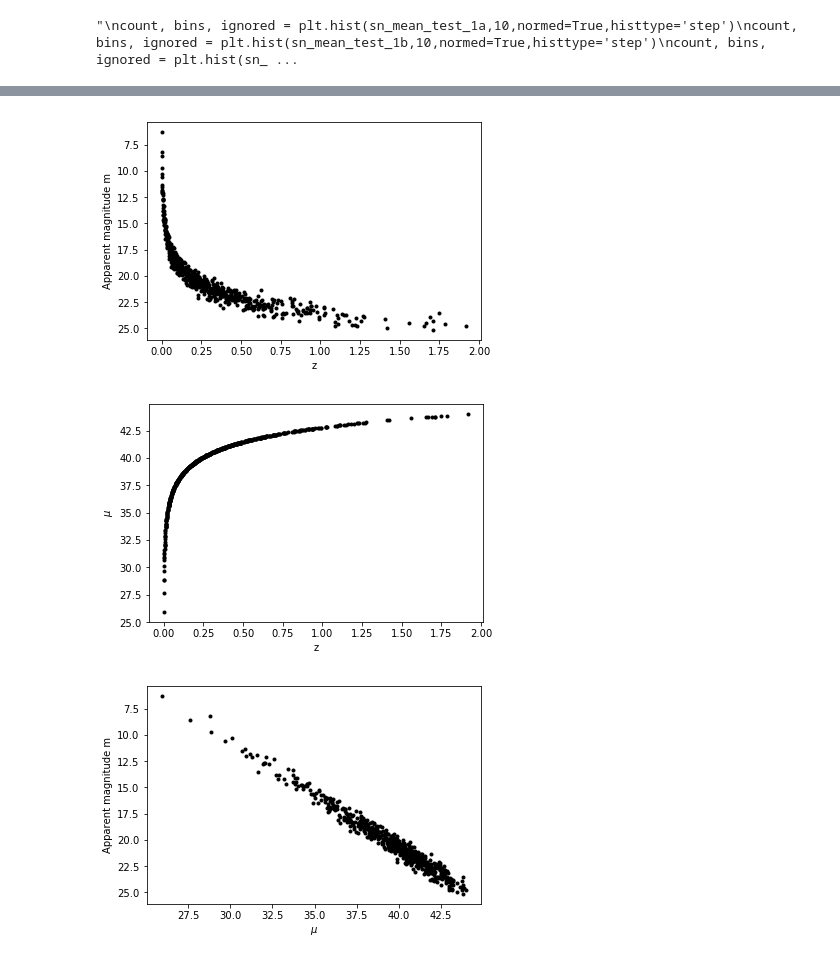
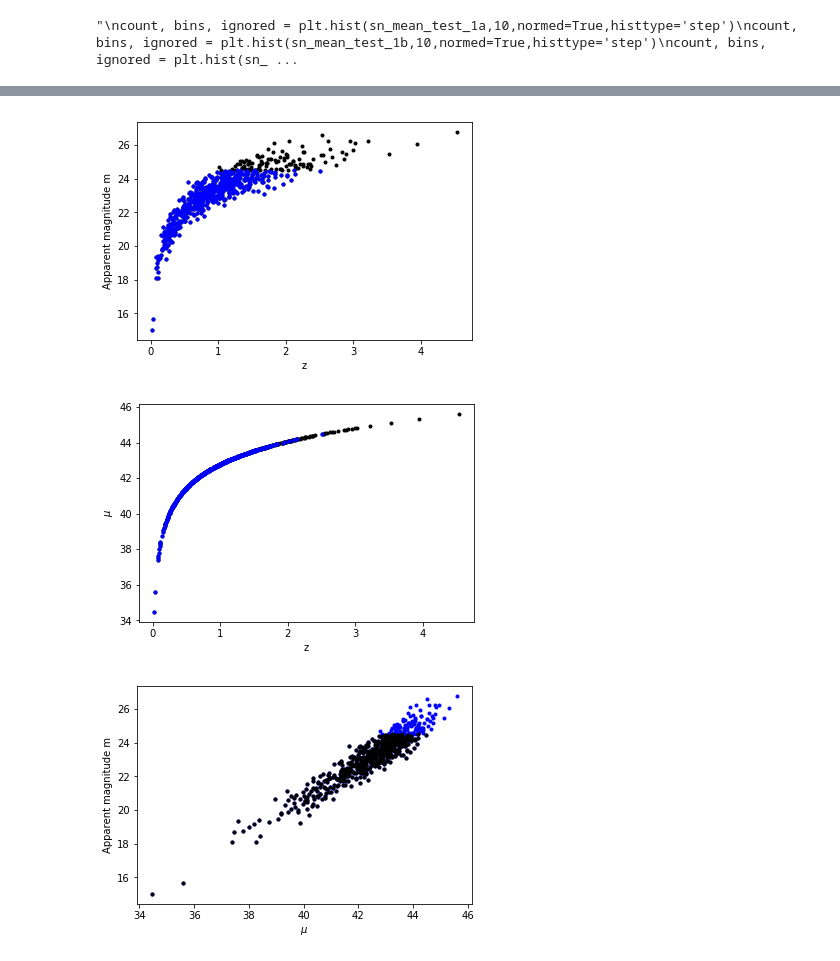
Before and after one commit to AnnaOG/1500-Work, a Jupyter notebook: Abs_Mag_Distribution_updated.ipynb, the cells around one changed output, grey strips where cells are left out. Saved outputs shown, nothing was run; the diff lists cells and outputs as text; code cells hidden in the pictures.

```diff
--- a/Abs_Mag_Distribution_updated.ipynb
+++ b/Abs_Mag_Distribution_updated.ipynb
@@ -209,4 +223,4 @@ count, bins, ignored = plt.hist(zgrid,50,normed=True)
 i=0
 Mz_1a=np.zeros(shape=(600,2))
 for i in range(len(M_1a)):
-    Mz_1a[i]=[M_1a[i],zgrid[i]]
+    Mz_1a[i]=[M_1a[i],zgrid1a[i]]
@@ -226,0 +287,32 @@ mdist_1a = M_1a + 5.0*np.log10(d_L)+25.0
+# %%
+mdist_1a_cut = mdist_1a[(0.0 < mdist_1a) & (mdist_1a < 24.5)]
+mdist_1b_cut = mdist_1b[(0.0 < mdist_1b) & (mdist_1b < 24.5)]
+mdist_1c_cut = mdist_1c[(0.0 < mdist_1c) & (mdist_1c < 24.5)]
+mdist_2b_cut = mdist_2b[(0.0 < mdist_2b) & (mdist_2b < 24.5)]
+mdist_2l_cut = mdist_2l[(0.0 < mdist_2l) & (mdist_2l < 24.5)]
+mdist_2n_cut = mdist_2n[(0.0 < mdist_2n) & (mdist_2n < 24.5)]
+mdist_2p_cut = mdist_2p[(0.0 < mdist_2p) & (mdist_2p < 24.5)]
+
+mdist_1a_cut_add = mdist_1a[(0.0 < mdist_1a) & (mdist_1a < 27.5)]
+mdist_1b_cut_add = mdist_1b[(0.0 < mdist_1b) & (mdist_1b < 27.5)]
+mdist_1c_cut_add = mdist_1c[(0.0 < mdist_1c) & (mdist_1c < 27.5)]
+mdist_2b_cut_add = mdist_2b[(0.0 < mdist_2b) & (mdist_2b < 27.5)]
+mdist_2l_cut_add = mdist_2l[(0.0 < mdist_2l) & (mdist_2l < 27.5)]
+mdist_2n_cut_add = mdist_2n[(0.0 < mdist_2n) & (mdist_2n < 27.5)]
+mdist_2p_cut_add = mdist_2p[(0.0 < mdist_2p) & (mdist_2p < 27.5)]
+# %%
+w1a=[np.where((mdist_1a==i))[0][0] for i in mdist_1a_cut]
+w1b=[np.where((mdist_1b==i))[0][0] for i in mdist_1b_cut]
+w1c=[np.where((mdist_1c==i))[0][0] for i in mdist_1c_cut]
+w2b=[np.where((mdist_2b==i))[0][0] for i in mdist_2b_cut]
+w2l=[np.where((mdist_2l==i))[0][0] for i in mdist_2l_cut]
+w2n=[np.where((mdist_2n==i))[0][0] for i in mdist_2n_cut]
+w2p=[np.where((mdist_2p==i))[0][0] for i in mdist_2p_cut]
+
+w1a_add=[np.where((mdist_1a==i))[0][0] for i in mdist_1a_cut_add]
+w1b_add=[np.where((mdist_1b==i))[0][0] for i in mdist_1b_cut_add]
+w1c_add=[np.where((mdist_1c==i))[0][0] for i in mdist_1c_cut_add]
+w2b_add=[np.where((mdist_2b==i))[0][0] for i in mdist_2b_cut_add]
+w2l_add=[np.where((mdist_2l==i))[0][0] for i in mdist_2l_cut_add]
+w2n_add=[np.where((mdist_2n==i))[0][0] for i in mdist_2n_cut_add]
+w2p_add=[np.where((mdist_2p==i))[0][0] for i in mdist_2p_cut_add]
@@ -248,25 +510,28 @@ plt.savefig('mu_v_absmag.png')
 # %%
-plt.plot(zgrid,mdist_1a,'k.')
-ax = plt.gca()
-ax.set_ylim(ax.get_ylim()[::-1])
+
+plt.plot(zgrid1a,mdist_1a,'k.')
+plt.plot(zgrid1a[w1a],mdist_1a_cut,'b.')
+#plt.plot(zgrid2,mdist_1b,'b.')
 plt.ylabel('Apparent magnitude m')
 plt.xlabel('z')
 plt.savefig('z_vs_appmag.png')
 # %% [output]
-[figure, old version]
+[figure, new version]
 # %%
-plt.plot(zgrid,mu,'k.')
+plt.plot(zgrid1a,mu1a_og,'k.')
+plt.plot(zgrid1a[w1a],mu1a,'b.')
+#plt.plot(zgrid2,mu_1b,'b.')
 plt.xlabel('z')
 plt.ylabel(r'$\mu$')
 plt.savefig('z_vs_mu')
 # %% [output]
-[figure, old version]
+[figure, new version]
 # %%
-plt.plot(mu,mdist_1a,'k.')
-ax = plt.gca()
-ax.set_ylim(ax.get_ylim()[::-1])
+plt.plot(mu1a_og,mdist_1a,'b.')
+plt.plot(mu1a,mdist_1a_cut,'k.')
+#plt.plot(mu_1b,mdist_1b,'b.')
 plt.xlabel(r'$\mu$')
 plt.ylabel('Apparent magnitude m')
 plt.savefig('mu_vs_appmag.png')
 # %% [output]
-[figure, old version]
+[figure, new version]
```
Also changed, not shown: parts of 27 cells of this notebook, 1 other file.
